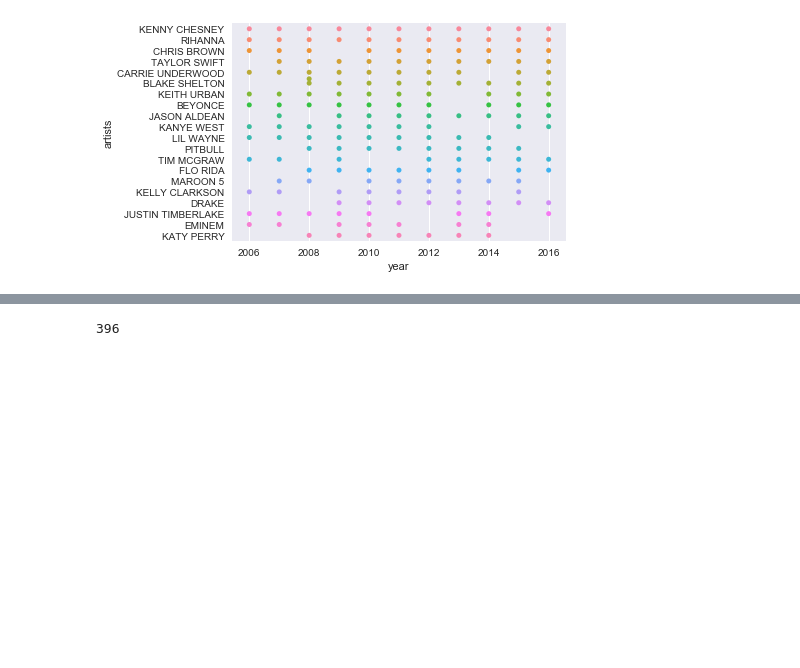
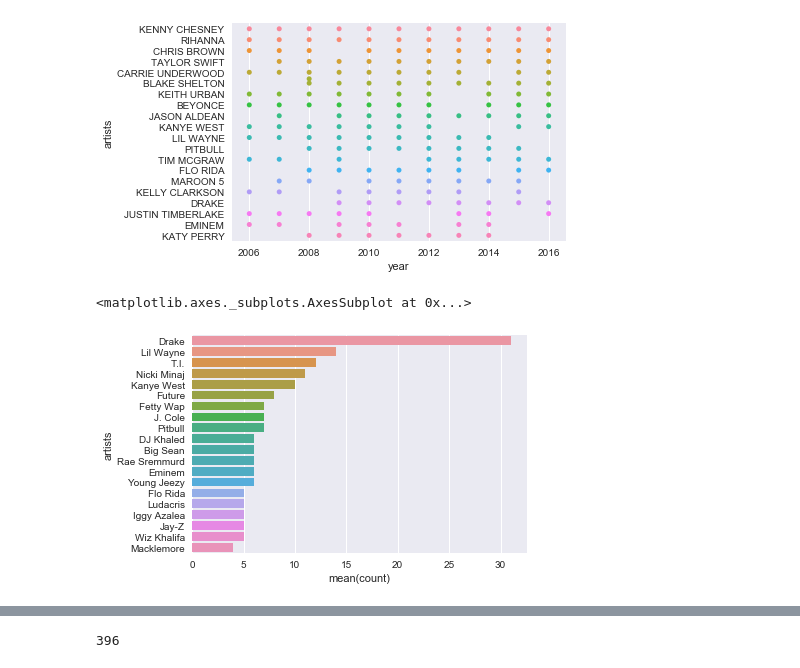
Before and after one commit to nash13cxw/BillboardAnalysis, a Jupyter notebook: BIllboardAnalysis.ipynb, the cells around one changed output, grey strips where cells are left out. Drawn from its saved outputs; the diff is of its cells as text; code cells hidden in the pictures; blank space fills up the shorter version.

```diff
--- a/BIllboardAnalysis.ipynb
+++ b/BIllboardAnalysis.ipynb
@@ -71,3 +71,18 @@ all_time_count = pd.merge(all_time, ta, on='artists', how='right')
 all_time_count = all_time_count.head(25)
 # %%
 top_rap = pd.read_csv('billtoprap.csv')
+# %%
+top_rap['artists'] = top_rap['artists'].map(lambda i: i.split(' Featuring')[0])
+top_rap['artists'] = top_rap['artists'].map(lambda i: i.split(',')[0])
+top_rap['artists'] = top_rap['artists'].map(lambda i: i.split(' &')[0])
+top_rap['artists'] = top_rap['artists'].map(lambda i: i.split(' +')[0])
+top_rap['artists'] = top_rap['artists'].map(lambda i: i.split('Jay Z ')[0])
+top_rap['artists'] = top_rap['artists'].map(lambda x: re.sub('Jay[ ]+Z', 'Jay-Z', x))
+rap_counts = pd.DataFrame({'artists':top_rap.artists.value_counts().index, 'count':top_rap.artists.value_counts().values})
+tr_count = pd.merge(top_rap, rap_counts, on='artists', how='right')
+tr_counts_graph = rap_counts.head(20)
+# %%
+sns.barplot(x="count", y="artists", data=tr_counts_graph)
+# %% [output]
+<matplotlib.axes._subplots.AxesSubplot at 0x...>
+[figure, added]
```
Also changed, not shown: parts of 1 cell of this notebook.
